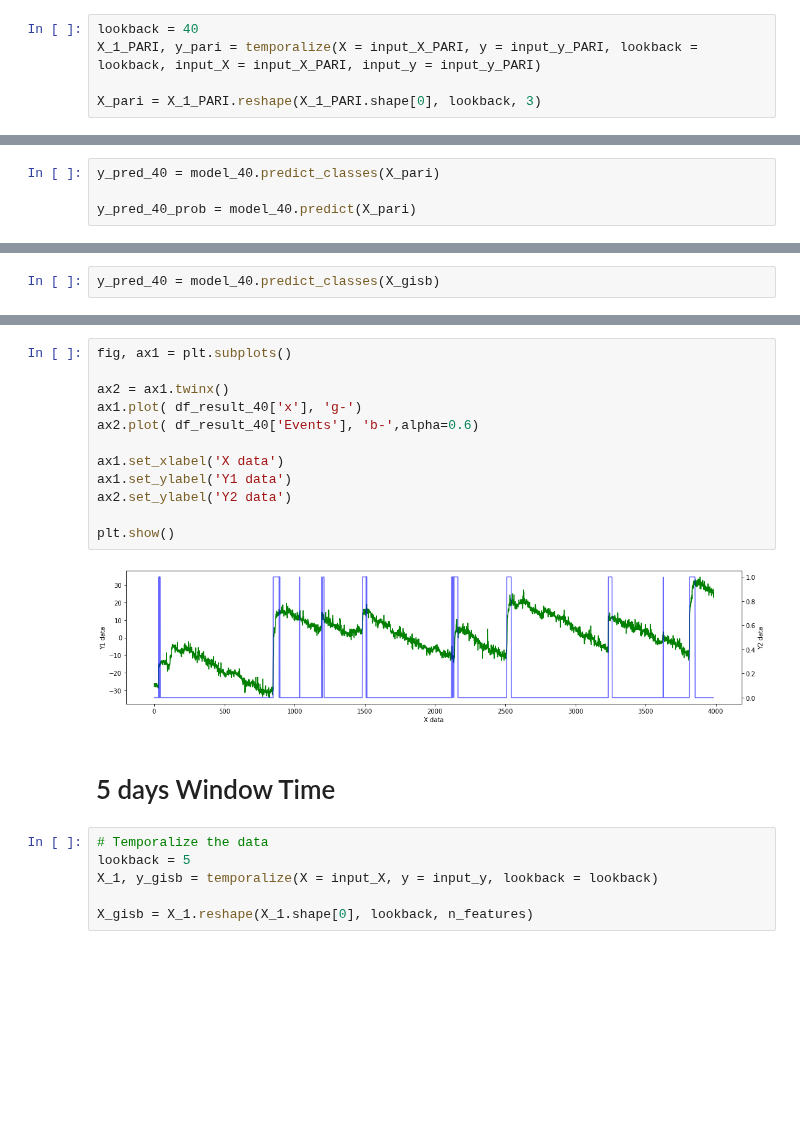
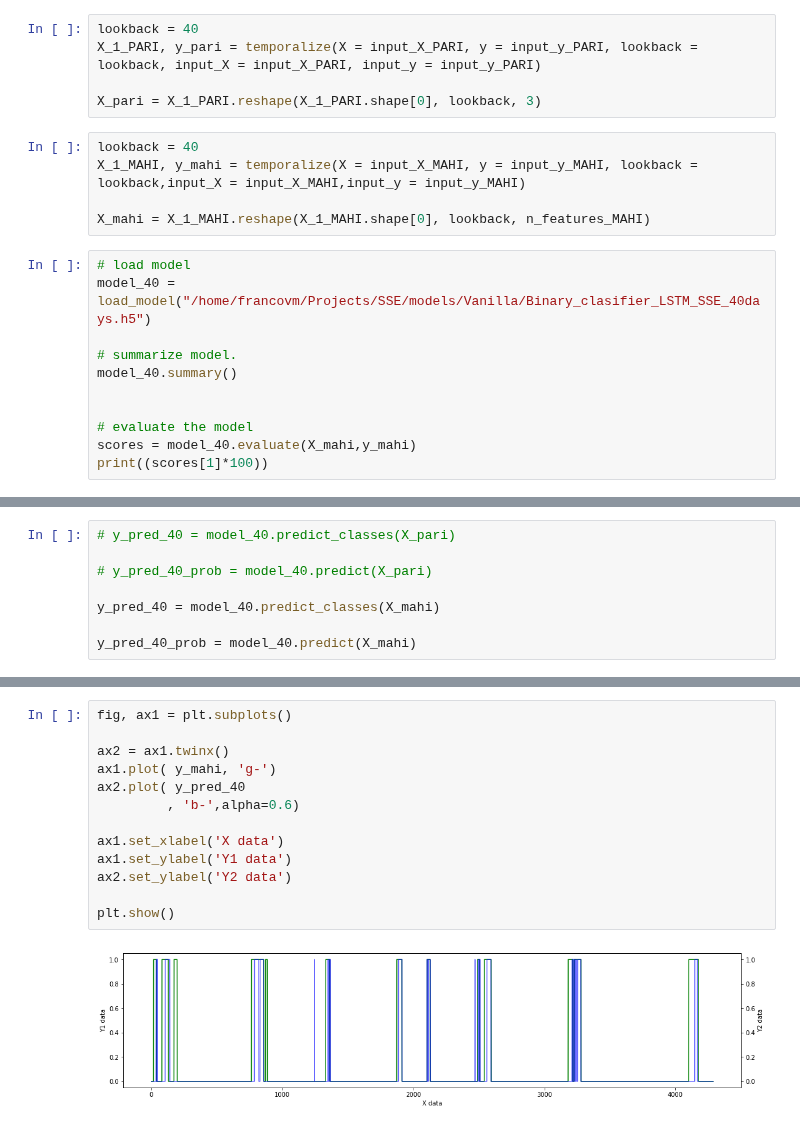
Before and after one commit to francovm/SSE, a Jupyter notebook: notebooks/14-Test-LSTM-Autoencoder.ipynb, the cells around one changed output, grey strips where cells are left out. Saved outputs shown, nothing was run; the diff lists cells and outputs as text; blank space fills up the shorter version.

Commit message:
update-from-home

```diff
--- a/notebooks/14-Test-LSTM-Autoencoder.ipynb
+++ b/notebooks/14-Test-LSTM-Autoencoder.ipynb
@@ -384,3 +394,19 @@ lookback = 40
 X_1_PARI, y_pari = temporalize(X = input_X_PARI, y = input_y_PARI, lookback = lookback, input_X = input_X_PARI, input_y = input_y_PARI)
 
 X_pari = X_1_PARI.reshape(X_1_PARI.shape[0], lookback, 3)
+# %%
+lookback = 40
+X_1_MAHI, y_mahi = temporalize(X = input_X_MAHI, y = input_y_MAHI, lookback = lookback,input_X = input_X_MAHI,input_y = input_y_MAHI)
+
+X_mahi = X_1_MAHI.reshape(X_1_MAHI.shape[0], lookback, n_features_MAHI)
+# %%
+# load model
+model_40 = load_model("/home/francovm/Projects/SSE/models/Vanilla/Binary_clasifier_LSTM_SSE_40days.h5")
+
+# summarize model.
+model_40.summary()
+
+
+# evaluate the model
+scores = model_40.evaluate(X_mahi,y_mahi)
+print((scores[1]*100))
@@ -387,6 +432,10 @@ X_pari = X_1_PARI.reshape(X_1_PARI.shape[0], lookback, 3)
 # %%
-y_pred_40 = model_40.predict_classes(X_pari)
+# y_pred_40 = model_40.predict_classes(X_pari)
 
-y_pred_40_prob = model_40.predict(X_pari)
+# y_pred_40_prob = model_40.predict(X_pari)
+
+y_pred_40 = model_40.predict_classes(X_mahi)
+
+y_pred_40_prob = model_40.predict(X_mahi)
 # %%
 # evaluate the model
@@ -473,2 +550,0 @@ _________________________________________________________________
-# %%
-y_pred_40 = model_40.predict_classes(X_gisb)
@@ -518,22 +551,15 @@ plt.plot()
 # %%
 fig, ax1 = plt.subplots()
 
 ax2 = ax1.twinx()
-ax1.plot( df_result_40['x'], 'g-')
-ax2.plot( df_result_40['Events'], 'b-',alpha=0.6)
+ax1.plot( y_mahi, 'g-')
+ax2.plot( y_pred_40
+         , 'b-',alpha=0.6)
 
 ax1.set_xlabel('X data')
 ax1.set_ylabel('Y1 data')
 ax2.set_ylabel('Y2 data')
 
 plt.show()
 # %% [output]
-[figure, old version]
+[figure, new version]
-# %% [markdown]
-# 5 days Window Time
-# %%
-# Temporalize the data
-lookback = 5
-X_1, y_gisb = temporalize(X = input_X, y = input_y, lookback = lookback)
-
-X_gisb = X_1.reshape(X_1.shape[0], lookback, n_features)
```
Also changed, not shown: parts of 70 cells of this notebook, 15 other files.
